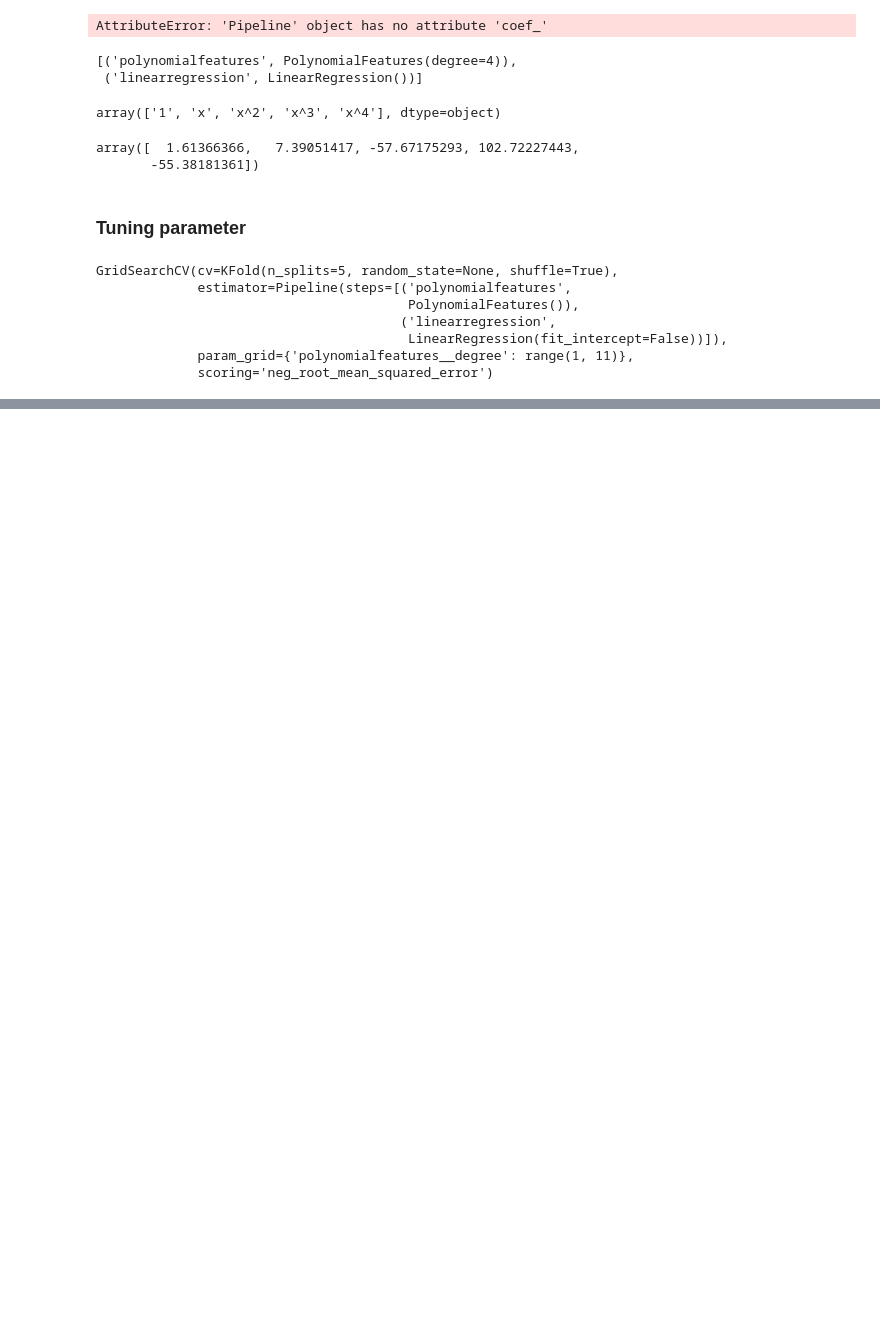
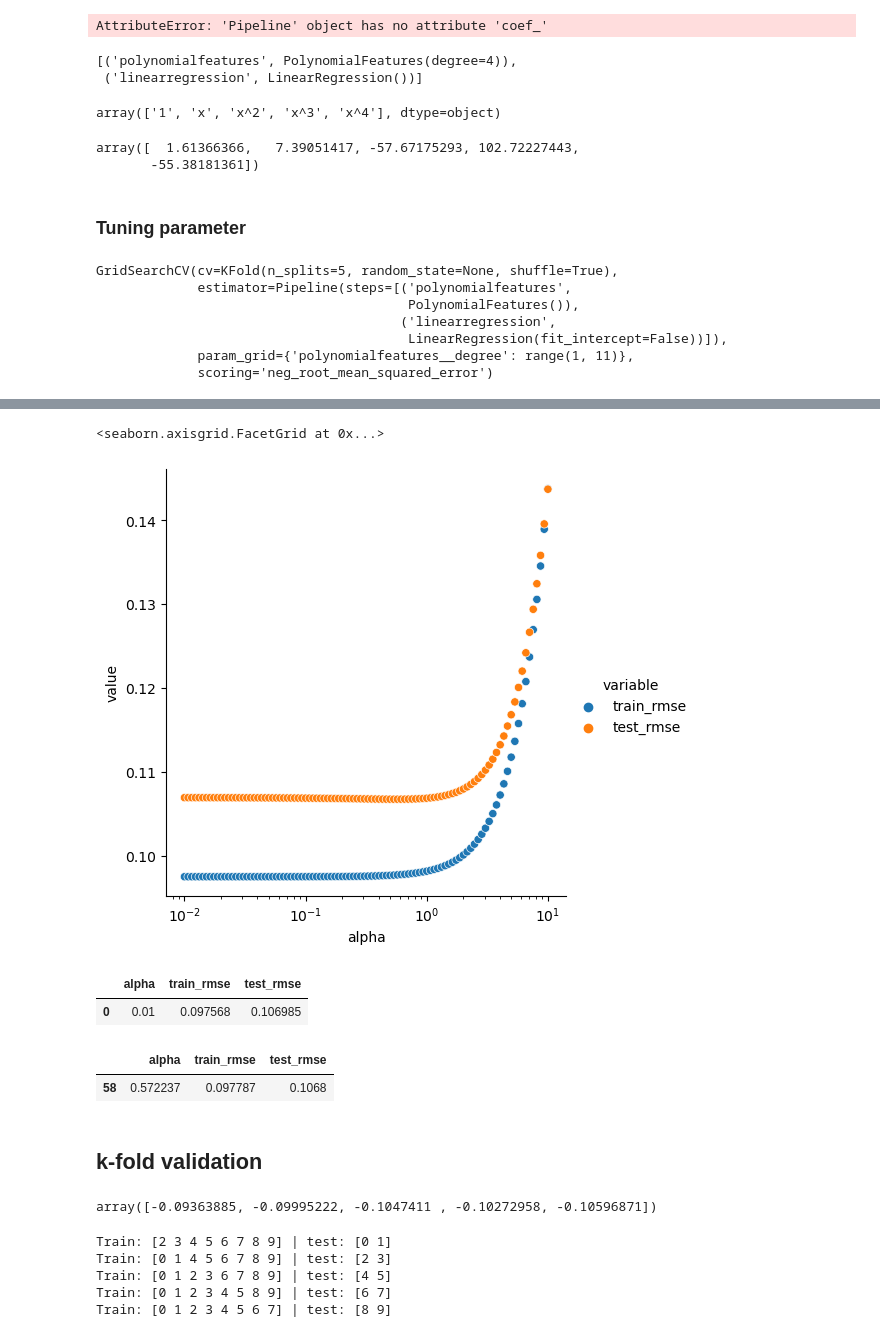
Before and after one commit to jennyonjourney/jupyter-demo, a Jupyter notebook: week7.ipynb, the cells around one changed output, grey strips where cells are left out. Saved outputs shown, nothing was run; the diff lists cells and outputs as text; code cells hidden in the pictures; blank space fills up the shorter version.

Commit message:
week 7 scikit-learn and cross validation

```diff
--- a/week7.ipynb
+++ b/week7.ipynb
@@ -596,0 +683,3 @@ GridSearchCV(cv=KFold(n_splits=5, random_state=None, shuffle=True),
+# %%
+d = pd.get_dummies(d)
+d
@@ -596,0 +702,7 @@ GridSearchCV(cv=KFold(n_splits=5, random_state=None, shuffle=True),
+# %%
+from sklearn.linear_model import Ridge, LinearRegression
+X, y = d.drop(["y"], axis=1), d.y #X is the d table after removing independent variable
+rg = Ridge(fit_intercept=False, alpha=10).fit(X,y)
+lm = LinearRegression(fit_intercept=False).fit(X,y)
+print("rg coef: ", rg.coef_)
+print("lm coef: ", lm.coef_)
@@ -596,0 +722,3 @@ GridSearchCV(cv=KFold(n_splits=5, random_state=None, shuffle=True),
+# %%
+from sklearn.model_selection import train_test_split
+X_train, X_test, y_train, y_test = train_test_split(X, y, test_size=0.2, random_state=1234)
@@ -596,0 +739,17 @@ GridSearchCV(cv=KFold(n_splits=5, random_state=None, shuffle=True),
+# %%
+alpha = np.logspace(-2,1, 100)
+train_rmse = []
+test_rmse = []
+
+for a in alpha:
+    rg = Ridge(alpha=a).fit(X_train, y_train)
+
+    train_rmse.append(
+      mean_squared_error(y_train, rg.predict(X_train), squared=False)
+    )
+    test_rmse.append(
+      mean_squared_error(y_test, rg.predict(X_test), squared=False)
+    )
+
+res = pd.DataFrame(data = {"alpha": alpha, "train_rmse": train_rmse, "test_rmse": test_rmse})
+res
@@ -596,0 +770,48 @@ GridSearchCV(cv=KFold(n_splits=5, random_state=None, shuffle=True),
+# %%
+g = sns.relplot(x="alpha", y="value", hue="variable", data = pd.melt(res, id_vars=["alpha"]))
+g.set(xscale="log")
+# find the minimum value in test_rmse (orange)
+# %% [output]
+<seaborn.axisgrid.FacetGrid at 0x...>
+[figure, added]
+# %%
+min_i = np.argmin(res.train_rmse)
+min_i
+
+res.iloc[[min_i],:]
+# %% [output]
+|  | alpha | train_rmse | test_rmse |
+| 0 | 0.01 | 0.097568 | 0.106985 |
+# %%
+min_i = np.argmin(res.test_rmse)
+min_i
+
+res.iloc[[min_i],:]
+# %% [output]
+|  | alpha | train_rmse | test_rmse |
+| 58 | 0.572237 | 0.097787 | 0.1068 |
+# %% [markdown]
+## k-fold validation
+# %%
+from sklearn.model_selection import cross_val_score
+# score : negative mse = inverse concept of mean squared error
+cross_val_score(
+  Ridge(alpha=0.59, fit_intercept=False),
+  X, y,
+  cv=5,
+  scoring="neg_root_mean_squared_error"
+)
+# %% [output]
+array([-0.09363885, -0.09995222, -0.1047411 , -0.10272958, -0.10596871])
+# %%
+ex = pd.DataFrame(data = list(range(10)), columns=["x"])
+
+cv = KFold(5)
+for train, test in cv.split(ex):
+    print(f'Train: {train} | test: {test}')
+# %% [output]
+Train: [2 3 4 5 6 7 8 9] | test: [0 1]
+Train: [0 1 4 5 6 7 8 9] | test: [2 3]
+Train: [0 1 2 3 6 7 8 9] | test: [4 5]
+Train: [0 1 2 3 4 5 8 9] | test: [6 7]
+Train: [0 1 2 3 4 5 6 7] | test: [8 9]
```
Also changed, not shown: parts of 25 cells of this notebook.
